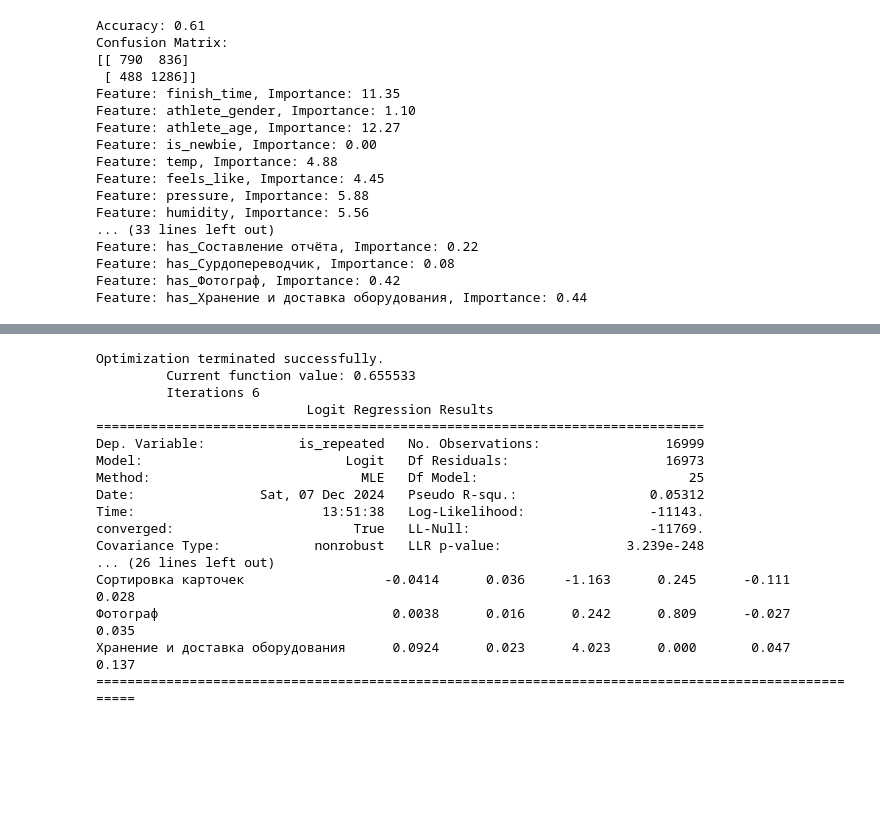
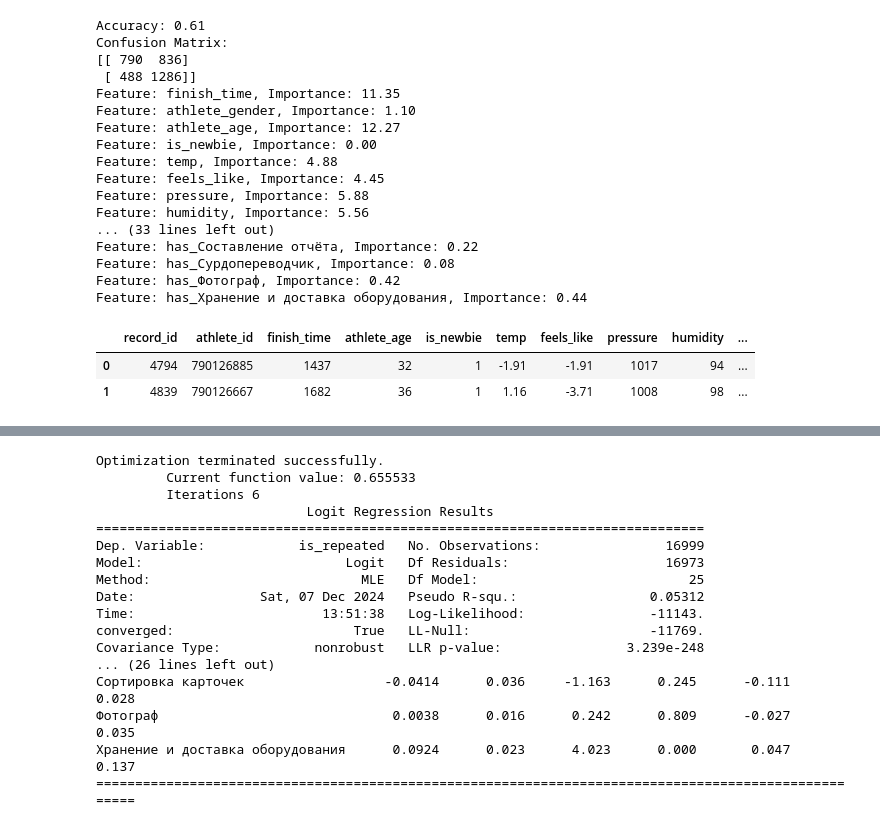
Before and after one commit to Alex12345432141242/abort-404, a Jupyter notebook: gipoteza_volunteer.ipynb, the cells around one changed output, grey strips where cells are left out. Cells and saved outputs as stored; diff of their text form; code cells hidden in the pictures; blank space fills up the shorter version.

```diff
--- a/gipoteza_volunteer.ipynb
+++ b/gipoteza_volunteer.ipynb
@@ -272,3 +308,9 @@ Feature: has_Составление отчёта, Importance: 0.22
 Feature: has_Сурдопереводчик, Importance: 0.08
 Feature: has_Фотограф, Importance: 0.42
 Feature: has_Хранение и доставка оборудования, Importance: 0.44
+# %%
+num_col_starts.head(2)
+# %% [output]
+|  | record_id | athlete_id | finish_time | athlete_age | is_newbie | temp | feels_like | pressure | humidity | ... |
+| 0 | 4794 | 790126885 | 1437 | 32 | 1 | -1.91 | -1.91 | 1017 | 94 | ... |
+| 1 | 4839 | 790126667 | 1682 | 36 | 1 | 1.16 | -3.71 | 1008 | 98 | ... |
```
Also changed, not shown: parts of 12 cells of this notebook, 4 other files.
